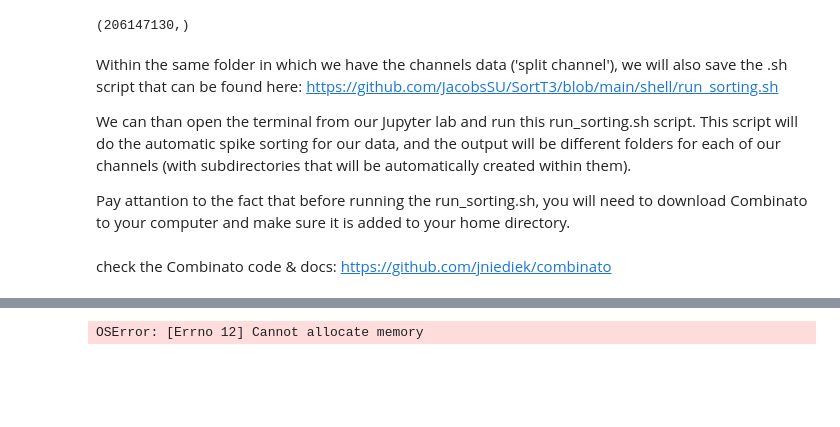
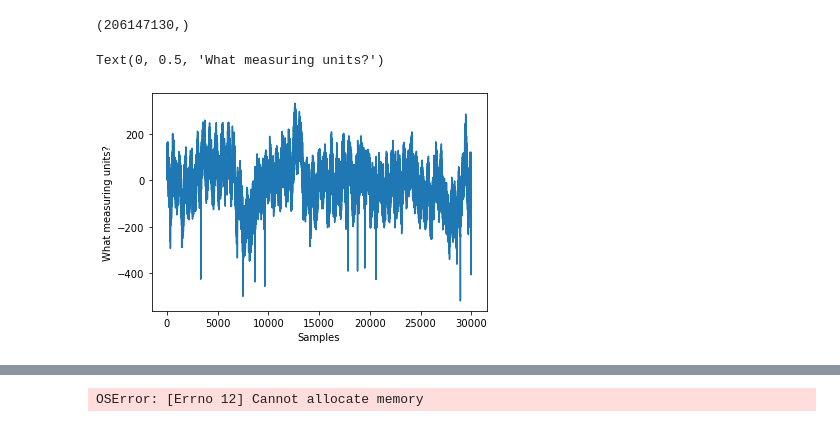
Before and after one commit to NoaHerz/Micros-Courier, a Jupyter notebook: load_courier_data.ipynb, the cells around one changed output, grey strips where cells are left out. Drawn from its saved outputs; the diff is of its cells as text; code cells hidden in the pictures; blank space fills up the shorter version.

```diff
--- a/load_courier_data.ipynb
+++ b/load_courier_data.ipynb
@@ -280,16 +279,9 @@ out.shape
 (206147130,)
 # %%
 # add a basic plot to see that the data exists.
+plt.plot(out[0:30000]) #random subset
+plt.xlabel('Samples')
+plt.ylabel('What measuring units?')
+# %% [output]
+Text(0, 0.5, 'What measuring units?')
+[figure, added]
-# %% [markdown]
-Within the same folder in which we have the channels data ('split channel'), we will also save the .sh script that can be found here:
-    https://github.com/JacobsSU/SortT3/blob/main/shell/run_sorting.sh
-
-We can than open the terminal from our Jupyter lab and run this run_sorting.sh script.
-This script will do the automatic spike sorting for our data, and the output will be different folders for each of our channels
-(with subdirectories that will be automatically created within them).
-
-Pay attantion to the fact that before running the run_sorting.sh, you will need to download Combinato to your computer and make sure
-it is added to your home directory.
-# %% [markdown]
-check the Combinato code & docs:
-https://github.com/jniediek/combinato
```
Also changed, not shown: parts of 13 cells of this notebook.
